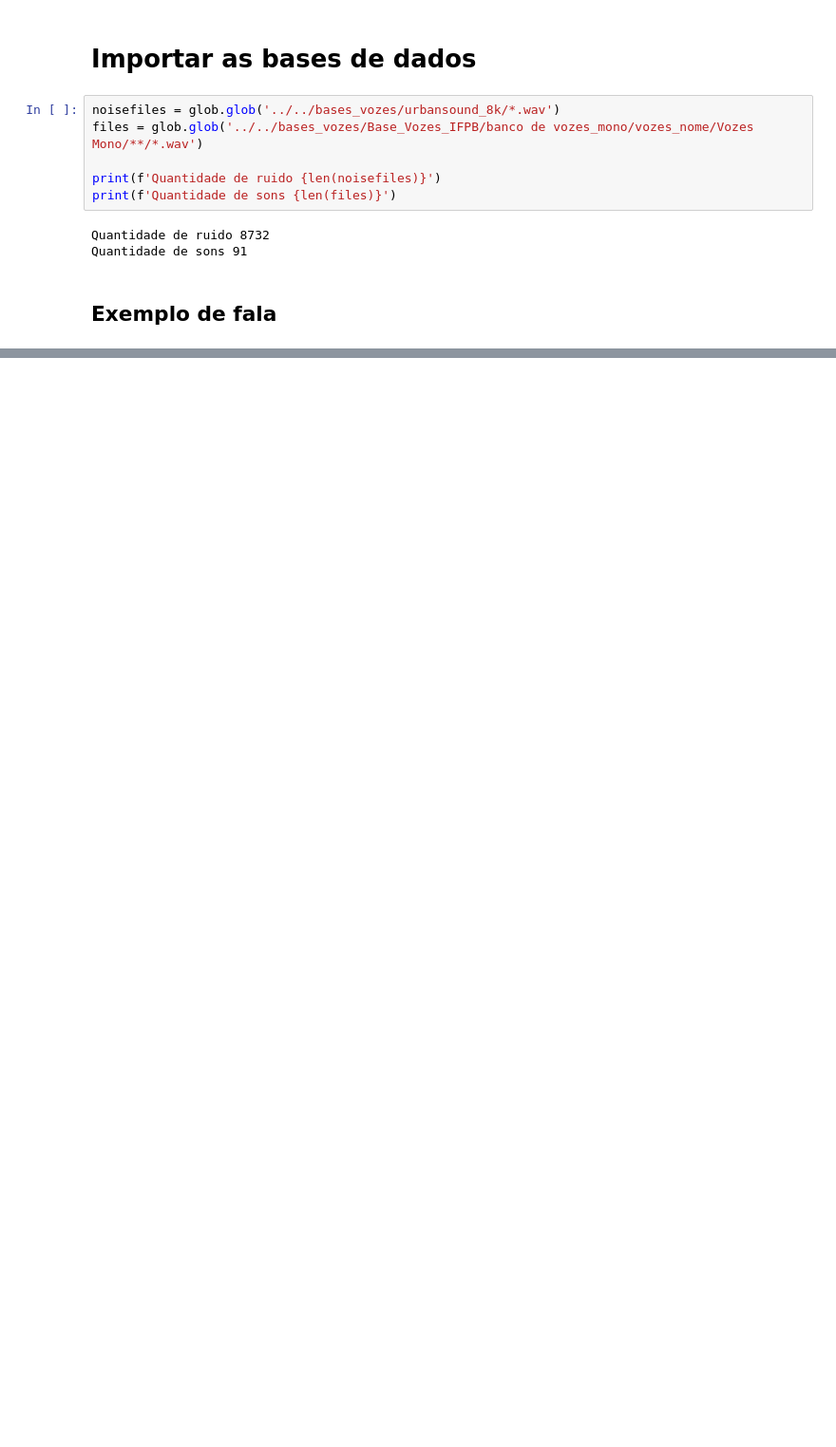
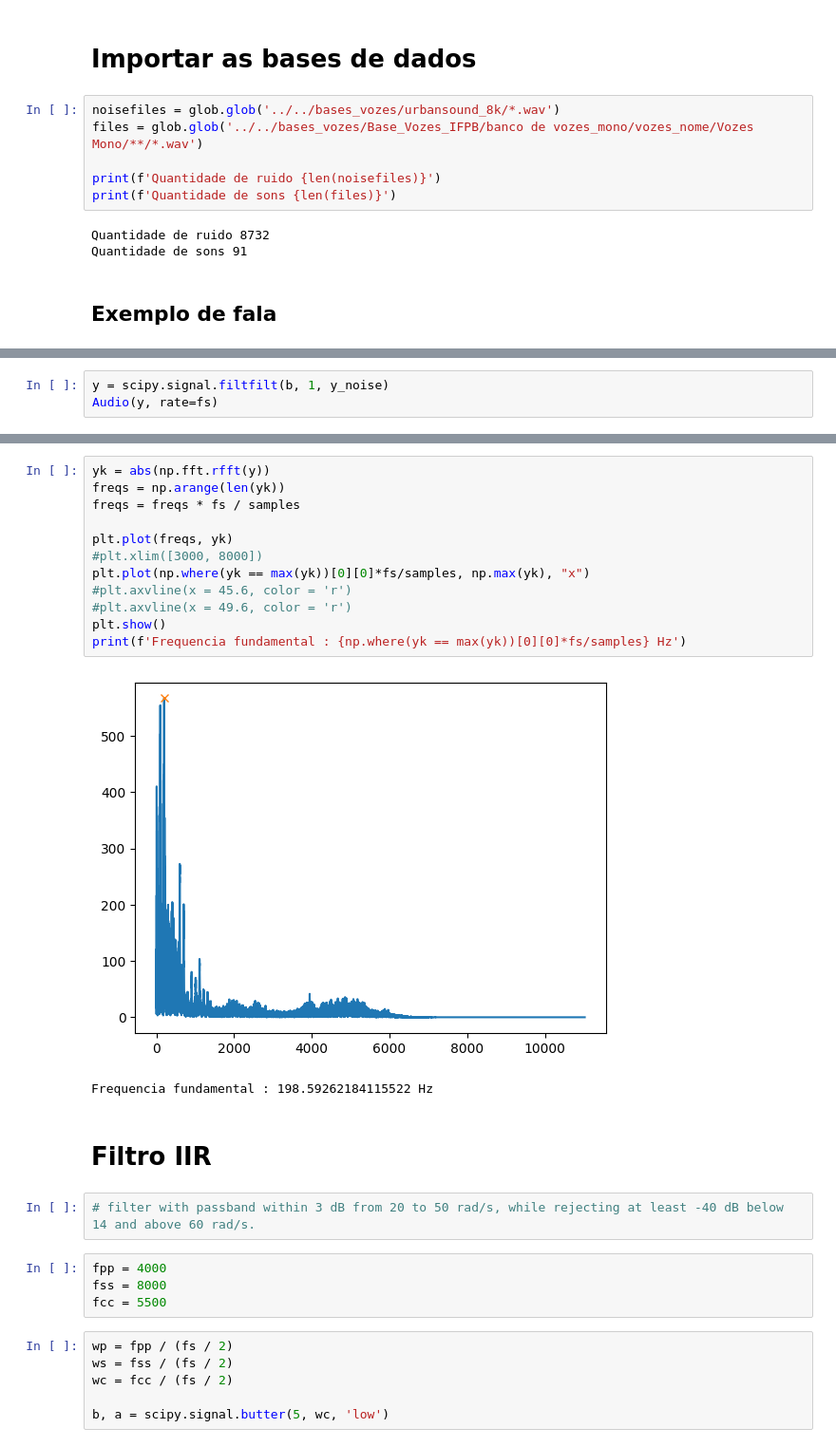
Before and after one commit to pedrodsk/pds, a Jupyter notebook: projeto/projeto_pds.ipynb, the cells around one changed output, grey strips where cells are left out. Shown at 95% size. Drawn from its saved outputs; the diff is of its cells as text; blank space fills up the shorter version.

Commit message:
filtros com ruidos da professora

```diff
--- a/projeto/projeto_pds.ipynb
+++ b/projeto/projeto_pds.ipynb
@@ -106,0 +179,3 @@ noisefiles[87]
+# %%
+y = scipy.signal.filtfilt(b, 1, y_noise)
+Audio(y, rate=fs)
@@ -106,0 +184,29 @@ noisefiles[87]
+# %%
+yk = abs(np.fft.rfft(y))
+freqs = np.arange(len(yk))
+freqs = freqs * fs / samples
+
+plt.plot(freqs, yk)
+#plt.xlim([3000, 8000])
+plt.plot(np.where(yk == max(yk))[0][0]*fs/samples, np.max(yk), "x")
+#plt.axvline(x = 45.6, color = 'r')
+#plt.axvline(x = 49.6, color = 'r')
+plt.show()
+print(f'Frequencia fundamental : {np.where(yk == max(yk))[0][0]*fs/samples} Hz')
+# %% [output]
+[figure, added]
+Frequencia fundamental : 198.59262184115522 Hz
+# %% [markdown]
+# Filtro IIR
+# %%
+# filter with passband within 3 dB from 20 to 50 rad/s, while rejecting at least -40 dB below 14 and above 60 rad/s.
+# %%
+fpp = 4000
+fss = 8000
+fcc = 5500
+# %%
+wp = fpp / (fs / 2)
+ws = fss / (fs / 2)
+wc = fcc / (fs / 2)
+
+b, a = scipy.signal.butter(5, wc, 'low')
```
Also changed, not shown: parts of 41 cells of this notebook.
